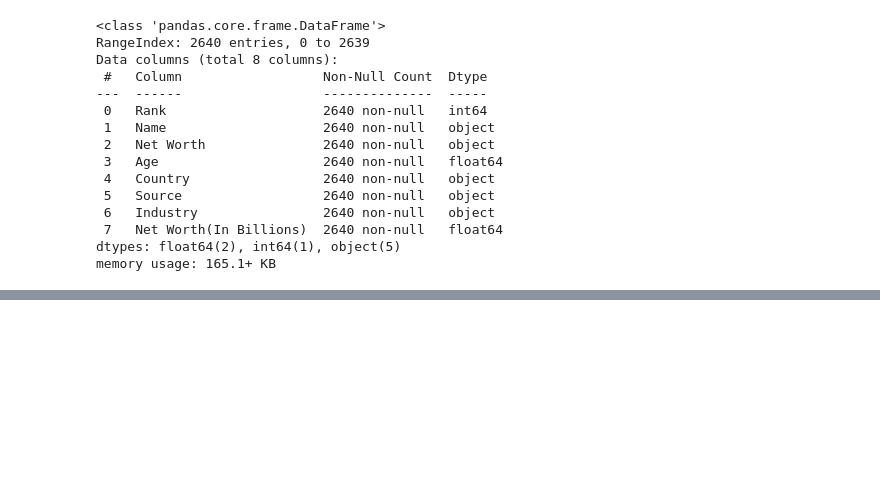
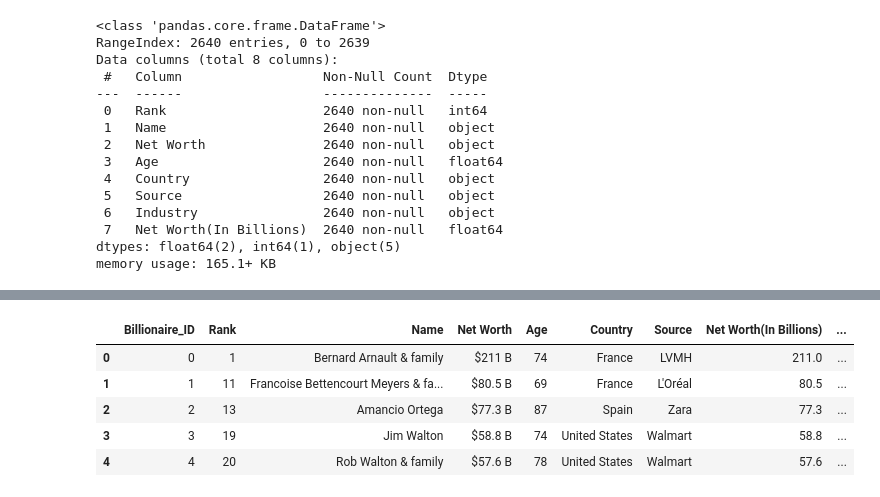
Before and after one commit to melisatahiraj/Billionaires_List_Dashboard, a Jupyter notebook: Billionaires_List.ipynb, the cells around one changed output, grey strips where cells are left out. Cells and saved outputs as stored; diff of their text form; code cells hidden in the pictures; blank space fills up the shorter version.

```diff
--- a/Billionaires_List.ipynb
+++ b/Billionaires_List.ipynb
@@ -129,0 +207,10 @@ memory usage: 165.1+ KB
+# %%
+final_df = merged_df.drop(columns= {'Industry'})
+final_df.head()
+# %% [output]
+|  | Billionaire_ID | Rank | Name | Net Worth | Age | Country | Source | Net Worth(In Billions) | ... |
+| 0 | 0 | 1 | Bernard Arnault & family | $211 B | 74 | France | LVMH | 211.0 | ... |
+| 1 | 1 | 11 | Francoise Bettencourt Meyers & fa... | $80.5 B | 69 | France | L'Oréal | 80.5 | ... |
+| 2 | 2 | 13 | Amancio Ortega | $77.3 B | 87 | Spain | Zara | 77.3 | ... |
+| 3 | 3 | 19 | Jim Walton | $58.8 B | 74 | United States | Walmart | 58.8 | ... |
+| 4 | 4 | 20 | Rob Walton & family | $57.6 B | 78 | United States | Walmart | 57.6 | ... |
```
Also changed, not shown: parts of 16 cells of this notebook, 25 other files.
